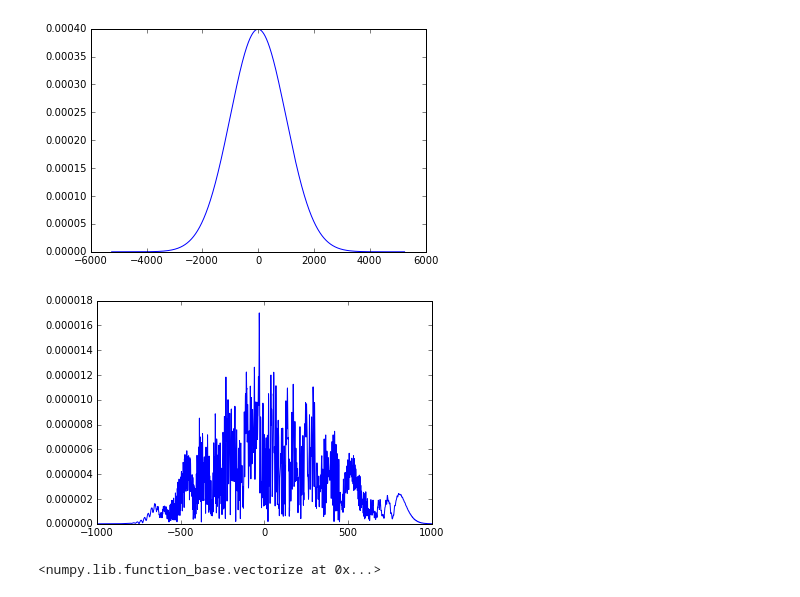
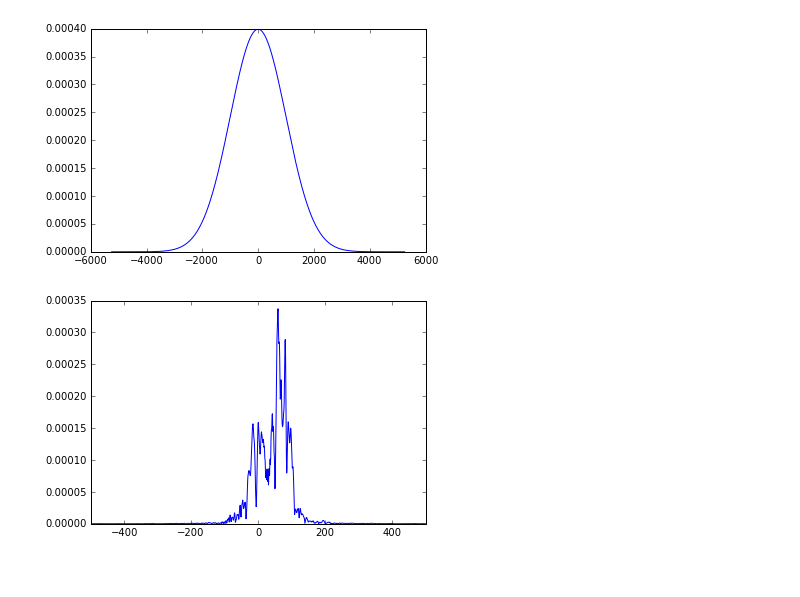
Before and after one commit to kmdouglass/simmla, a Jupyter notebook: playground/Beam Partial Coherence.ipynb, the cells around one changed output. Drawn from its saved outputs; the diff is of its cells as text; code cells hidden in the pictures.

```diff
--- a/playground/Beam Partial Coherence.ipynb
+++ b/playground/Beam Partial Coherence.ipynb
@@ -99,13 +99,13 @@ plt.show()
 # %% [output]
 [figure]
 # %%
-F = np.fft.fftshift(np.fft.fft(np.fft.ifftshift(uRand))) * dx / grid.wavelength / grid.focalLength
+F = np.fft.fftshift(np.fft.fft(np.fft.ifftshift(test(grid.px)))) * dx / grid.wavelength / grid.focalLength
 # %%
 plt.plot(grid.pX, np.abs(F))
-plt.xlim((-1000,1000))
+plt.xlim((-500,500))
 plt.show()
 # %% [output]
-[figure, old version]
+[figure, new version]
 # %%
 import SimMLA.fields as fields
 # %%
@@ -115,4 +112,0 @@ test = beam()
-# %%
-test()
-# %% [output]
-<numpy.lib.function_base.vectorize at 0x...>
```
Also changed, not shown: parts of 10 cells of this notebook, 2 other files.
